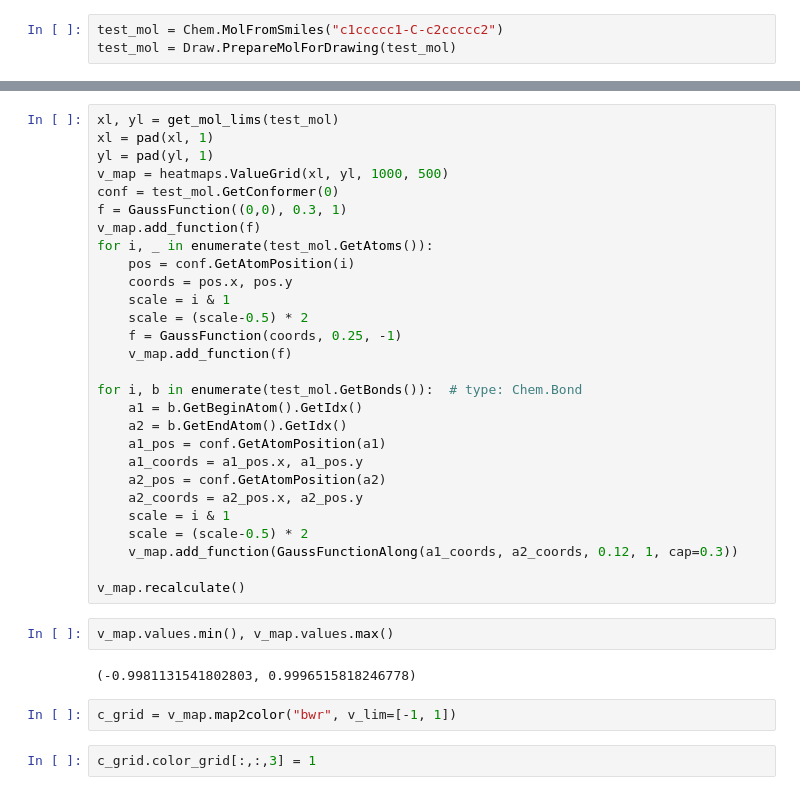
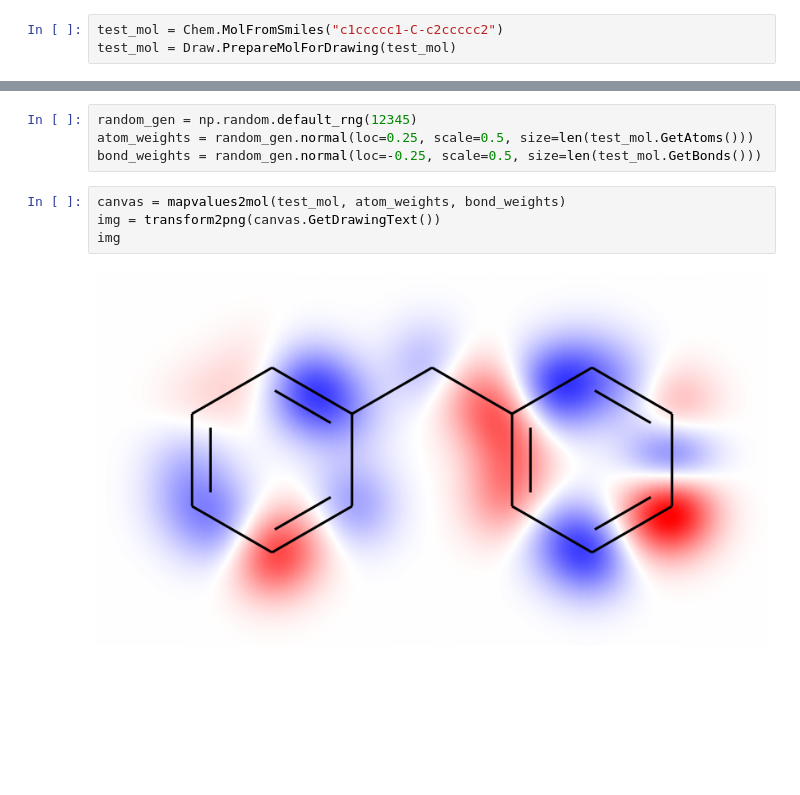
Before and after one commit to c-feldmann/rdkit_heatmaps, a Jupyter notebook: Heatmap_test.ipynb, the cells around one changed output, grey strips where cells are left out. Drawn from its saved outputs; the diff is of its cells as text; blank space fills up the shorter version.

```diff
--- a/Heatmap_test.ipynb
+++ b/Heatmap_test.ipynb
@@ -88,36 +28,10 @@ def pad(lim, ratio):
-# %%
-xl, yl = get_mol_lims(test_mol)
-xl = pad(xl, 1)
-yl = pad(yl, 1)
-v_map = heatmaps.ValueGrid(xl, yl, 1000, 500)
-conf = test_mol.GetConformer(0)
-f = GaussFunction((0,0), 0.3, 1)
-v_map.add_function(f)
-for i, _ in enumerate(test_mol.GetAtoms()):
-    pos = conf.GetAtomPosition(i)
-    coords = pos.x, pos.y
-    scale = i & 1
-    scale = (scale-0.5) * 2
-    f = GaussFunction(coords, 0.25, -1)
-    v_map.add_function(f)
-
-for i, b in enumerate(test_mol.GetBonds()):  # type: Chem.Bond
-    a1 = b.GetBeginAtom().GetIdx()
-    a2 = b.GetEndAtom().GetIdx()
-    a1_pos = conf.GetAtomPosition(a1)
-    a1_coords = a1_pos.x, a1_pos.y
-    a2_pos = conf.GetAtomPosition(a2)
-    a2_coords = a2_pos.x, a2_pos.y
-    scale = i & 1
-    scale = (scale-0.5) * 2
-    v_map.add_function(GaussFunctionAlong(a1_coords, a2_coords, 0.12, 1, cap=0.3))
-
-v_map.recalculate()
-# %%
-v_map.values.min(), v_map.values.max()
-# %% [output]
-(-0.9981131541802803, 0.9996515818246778)
-# %%
-c_grid = v_map.map2color("bwr", v_lim=[-1, 1])
-# %%
-c_grid.color_grid[:,:,3] = 1
+# %%
+random_gen = np.random.default_rng(12345)
+atom_weights = random_gen.normal(loc=0.25, scale=0.5, size=len(test_mol.GetAtoms()))
+bond_weights = random_gen.normal(loc=-0.25, scale=0.5, size=len(test_mol.GetBonds()))
+# %%
+canvas = mapvalues2mol(test_mol, atom_weights, bond_weights)
+img = transform2png(canvas.GetDrawingText())
+img
+# %% [output]
+[figure, added]
```
Also changed, not shown: parts of 15 cells of this notebook, 6 other files.
